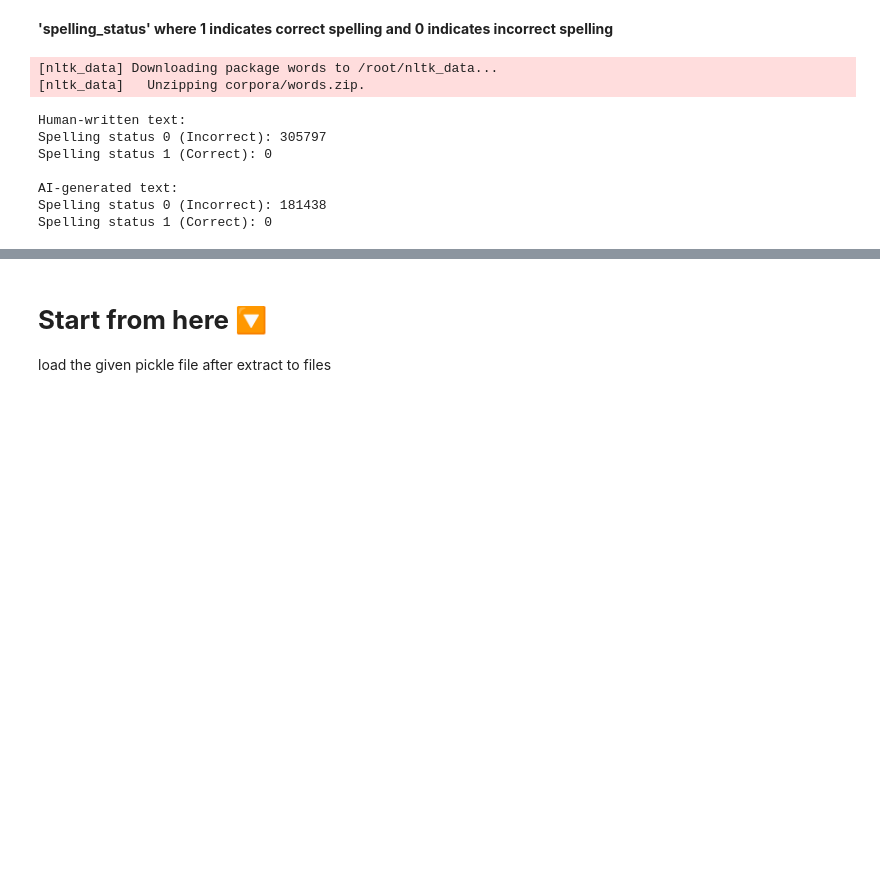
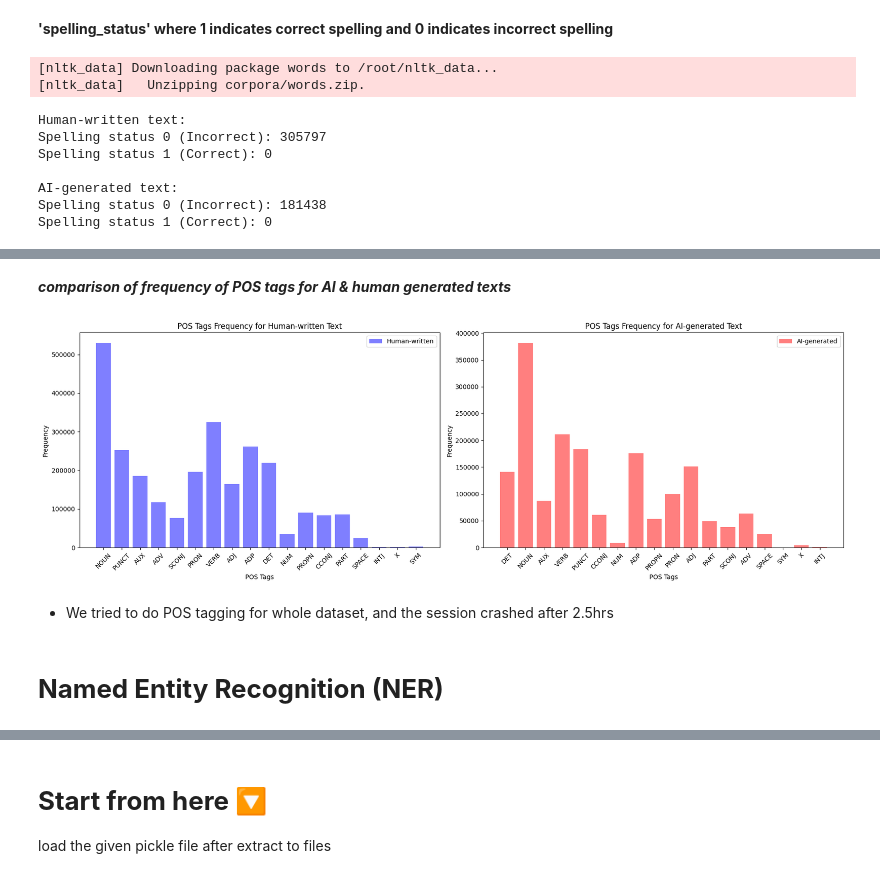
Before and after one commit to edojatheophilus/AI-vs-Human-Text-Detection, a Jupyter notebook: AI_human_txt_NLP_PROJECT.ipynb, the cells around one changed output, grey strips where cells are left out. Saved outputs shown, nothing was run; the diff lists cells and outputs as text; code cells hidden in the pictures; blank space fills up the shorter version.

```diff
--- a/AI_human_txt_NLP_PROJECT.ipynb
+++ b/AI_human_txt_NLP_PROJECT.ipynb
@@ -576,0 +487,4 @@ Spelling status 1 (Correct): 0
+# %%
+new_df = pd.concat([df_zeros, df_ones], ignore_index=True)
+# %%
+df_3 = new_df.copy()
@@ -576,0 +493,14 @@ Spelling status 1 (Correct): 0
+# %%
+import pandas as pd
+import spacy
+import re
+
+# Load the SpaCy English model
+nlp = spacy.load("en_core_web_sm")
+# %%
+def pos_tagging(text):
+    doc = nlp(text)
+    return [(token.text, token.pos_) for token in doc]
+
+df_3['pos_tags'] = df_3['text'].apply(pos_tagging)
+df_3
@@ -576,0 +521,49 @@ Spelling status 1 (Correct): 0
+# %% [markdown]
+***comparison of frequency of POS tags for AI & human generated texts***
+# %%
+import matplotlib.pyplot as plt
+
+# Extracting POS tags for human-written and AI-generated texts
+human_txt_pos_tags = df_3[df_3['generated'] == 0]['pos_tags']
+ai_txt_pos_tags = df_3[df_3['generated'] == 1]['pos_tags']
+
+
+# Function to calculate frequency of POS tags
+def calculate_pos_tag_frequency(pos_tags):
+    pos_counts = {}
+    for tags in pos_tags:
+        for _, pos_tag in tags:
+            pos_counts[pos_tag] = pos_counts.get(pos_tag, 0) + 1
+    return pos_counts
+
+# Calculate frequency of POS tags for human-written and AI-generated texts
+human_pos_tag_frequency = calculate_pos_tag_frequency(human_txt_pos_tags)
+ai_pos_tag_frequency = calculate_pos_tag_frequency(ai_txt_pos_tags)
+
+# Create subplots with separate tabs for human-written and AI-generated texts
+fig, (ax1, ax2) = plt.subplots(1, 2, figsize=(18, 6))
+
+# Plot comparison for human-written text
+ax1.bar(human_pos_tag_frequency.keys(), human_pos_tag_frequency.values(), color='blue', alpha=0.5, label='Human-written')
+ax1.set_xlabel('POS Tags')
+ax1.set_ylabel('Frequency')
+ax1.set_title('POS Tags Frequency for Human-written Text')
+ax1.legend()
+ax1.tick_params(axis='x', rotation=45)
+
+# Plot comparison for AI-generated text
+ax2.bar(ai_pos_tag_frequency.keys(), ai_pos_tag_frequency.values(), color='red', alpha=0.5, label='AI-generated')
+ax2.set_xlabel('POS Tags')
+ax2.set_ylabel('Frequency')
+ax2.set_title('POS Tags Frequency for AI-generated Text')
+ax2.legend()
+ax2.tick_params(axis='x', rotation=45)
+
+plt.tight_layout()
+plt.show()
+# %% [output]
+[figure, added]
+# %% [markdown]
+* We tried to do POS tagging for whole dataset, and the session crashed after 2.5hrs
+# %% [markdown]
+# **Named Entity Recognition (NER)**
```
Also changed, not shown: parts of 50 cells of this notebook.
